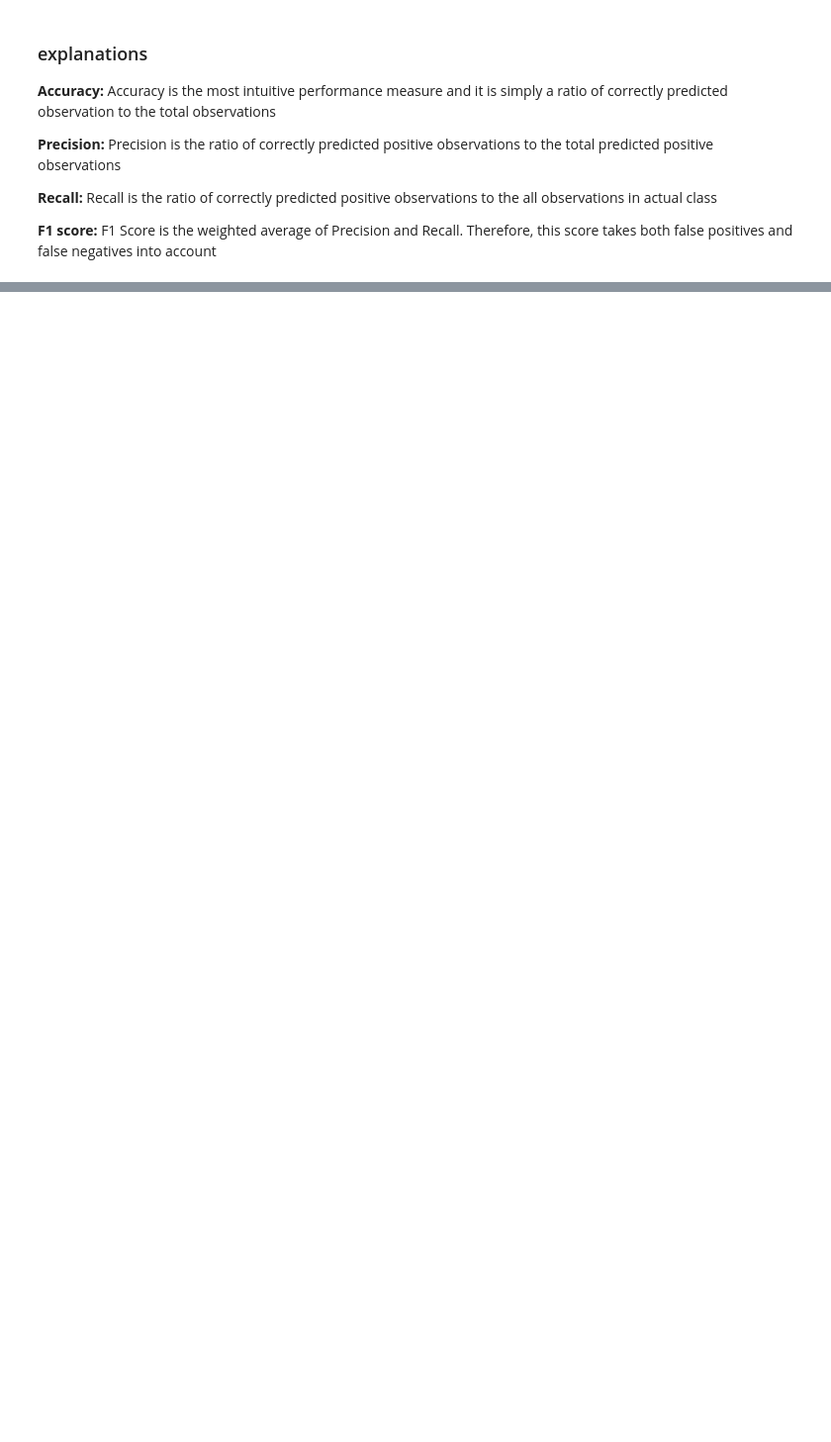
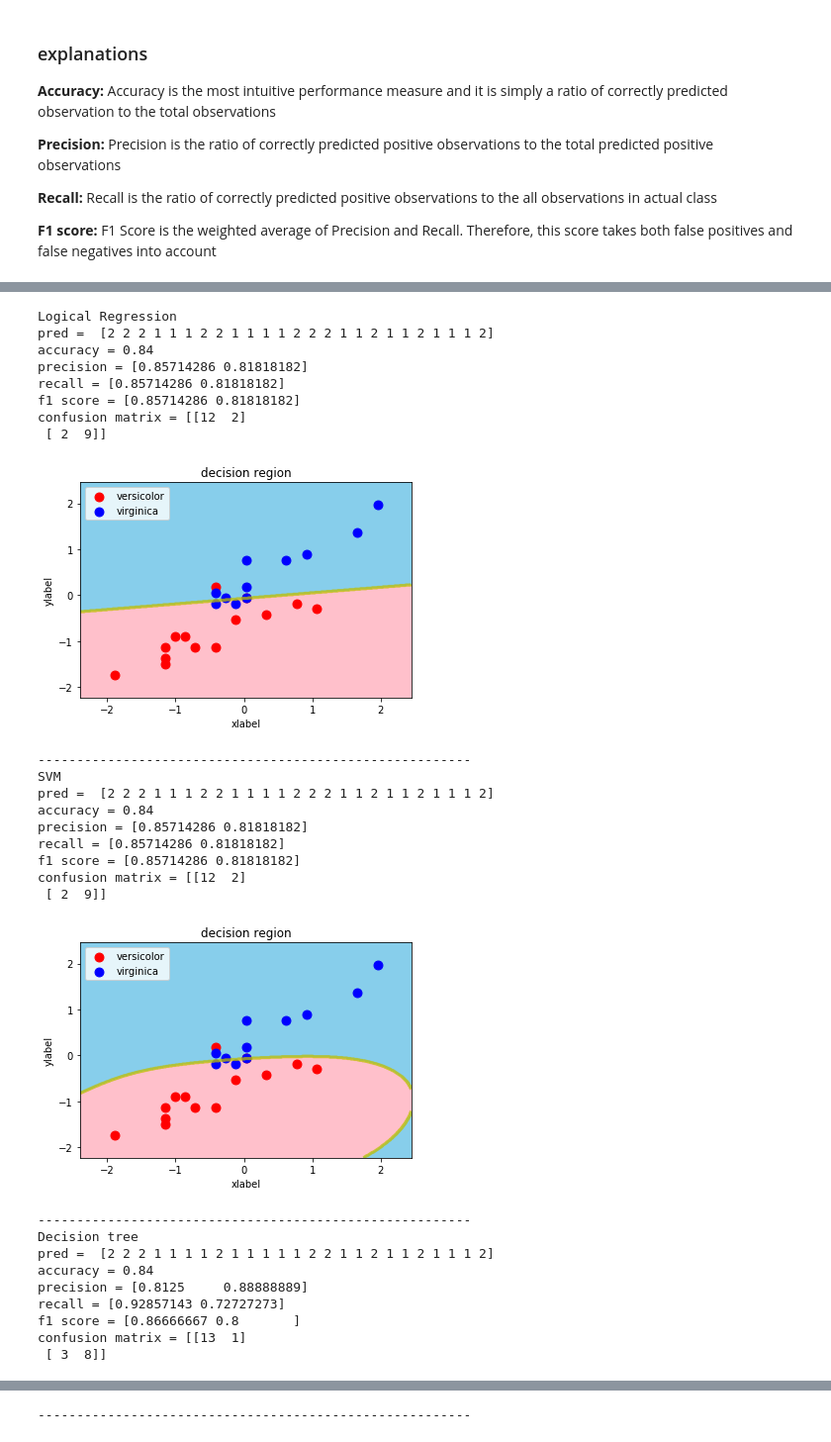
Before and after one commit to cedjustin/AI, a Jupyter notebook: week4preclass1.ipynb, the cells around one changed output, grey strips where cells are left out. Shown at 99% size. Cells and saved outputs as stored; diff of their text form; code cells hidden in the pictures; blank space fills up the shorter version.

```diff
--- a/week4preclass1.ipynb
+++ b/week4preclass1.ipynb
@@ -230,0 +223,74 @@ TypeError: unhashable type: 'numpy.ndarray'
+# %%
+def display_outputs(title,pred,model,std):
+    print(title)
+    print("pred = ", pred)
+    print("accuracy =", accuracy_score(y_true=y_test, y_pred=pred))
+    print("precision =", precision_score(y_true=y_test, y_pred=pred,average=None))
+    print("recall =", recall_score(y_true=y_test, y_pred=pred,average=None))
+    print("f1 score =", f1_score(y_true=y_test, y_pred=pred,average=None))
+    print("confusion matrix =", confusion_matrix(y_true=y_test, y_pred=pred))
+    if (std == True):
+        decision_region(X_test_trans, y_test, model)
+    else:
+        decision_region(X_test, y_test, model)
+    print("--------------------------------------------------------")
+# %%
+# problem 8
+
+# LogisticRegression
+from sklearn.linear_model import LogisticRegression
+lR_fit = LogisticRegression(random_state=0).fit(X_train_trans, y_train)
+lR_predict = lR_fit.predict(X_test_trans)
+display_outputs('Logical Regression',lR_predict,lR_fit,std=True)
+
+# SVM
+from sklearn.pipeline import make_pipeline
+from sklearn.preprocessing import StandardScaler
+from sklearn.svm import SVC
+clf = make_pipeline(StandardScaler(), SVC(gamma='auto'))
+clf.fit(X_train_trans, y_train)
+clf_pred = clf.predict(X_test_trans)
+display_outputs('SVM',clf_pred,clf,std=True)
+
+# Decision tree
+from sklearn.tree import DecisionTreeClassifier
+dTC = DecisionTreeClassifier(random_state=0)
+dTC.fit(X_train_trans, y_train)
+dTC_pred = dTC.predict(X_test_trans)
+display_outputs('Decision tree',dTC_pred,dTC,std=True)
+
+# Random forest
+from sklearn.ensemble import RandomForestClassifier
+rFC = RandomForestClassifier(max_depth=2, random_state=0)
+rFC.fit(X_train_trans, y_train)
+rFC_pred = rFC.predict(X_test_trans)
+display_outputs('Random Forest',rFC_pred,rFC,std=True)
+# %% [output]
+Logical Regression
+pred =  [2 2 2 1 1 1 2 2 1 1 1 1 2 2 2 1 1 2 1 1 2 1 1 1 2]
+accuracy = 0.84
+precision = [0.85714286 0.81818182]
+recall = [0.85714286 0.81818182]
+f1 score = [0.85714286 0.81818182]
+confusion matrix = [[12  2]
+ [ 2  9]]
+[figure, added]
+--------------------------------------------------------
+SVM
+pred =  [2 2 2 1 1 1 2 2 1 1 1 1 2 2 2 1 1 2 1 1 2 1 1 1 2]
+accuracy = 0.84
+precision = [0.85714286 0.81818182]
+recall = [0.85714286 0.81818182]
+f1 score = [0.85714286 0.81818182]
+confusion matrix = [[12  2]
+ [ 2  9]]
+[figure, added]
+--------------------------------------------------------
+Decision tree
+pred =  [2 2 2 1 1 1 1 2 1 1 1 1 1 2 2 1 1 2 1 1 2 1 1 1 2]
+accuracy = 0.84
+precision = [0.8125     0.88888889]
+recall = [0.92857143 0.72727273]
+f1 score = [0.86666667 0.8       ]
+confusion matrix = [[13  1]
+ [ 3  8]]
@@ -230,0 +308 @@ TypeError: unhashable type: 'numpy.ndarray'
+--------------------------------------------------------
```
Also changed, not shown: parts of 10 cells of this notebook.
